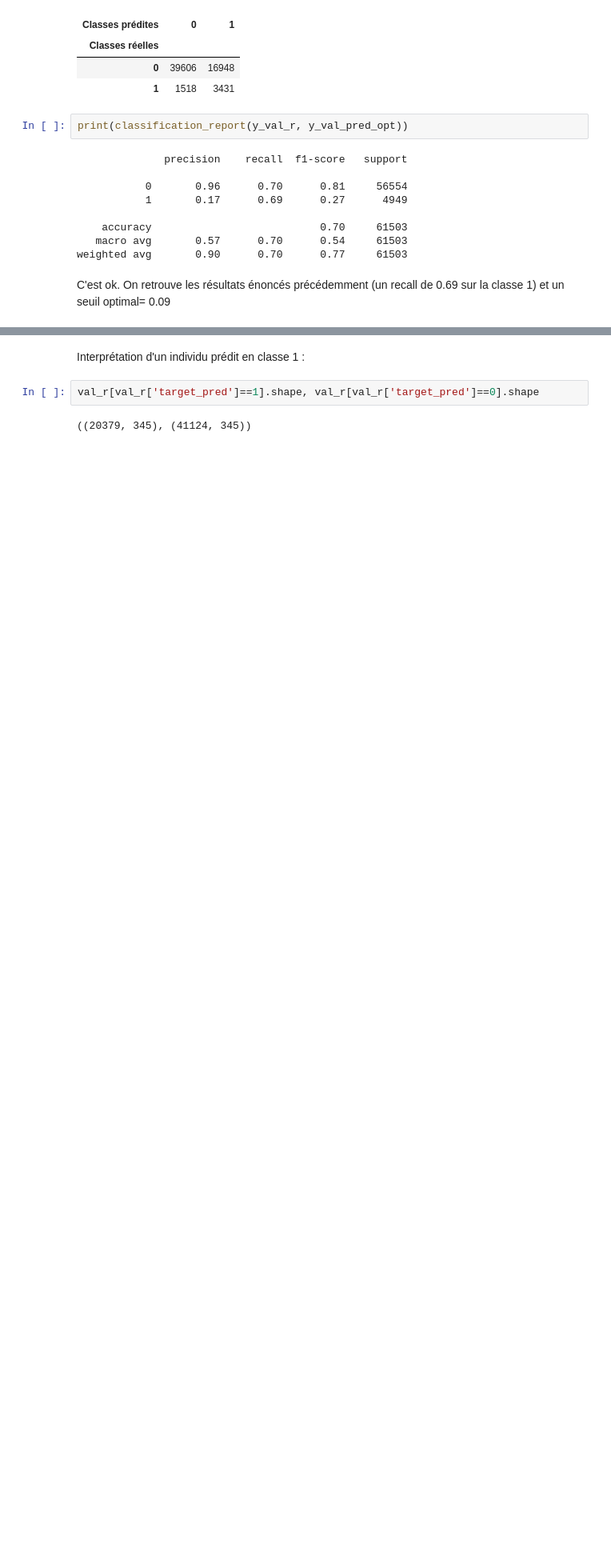
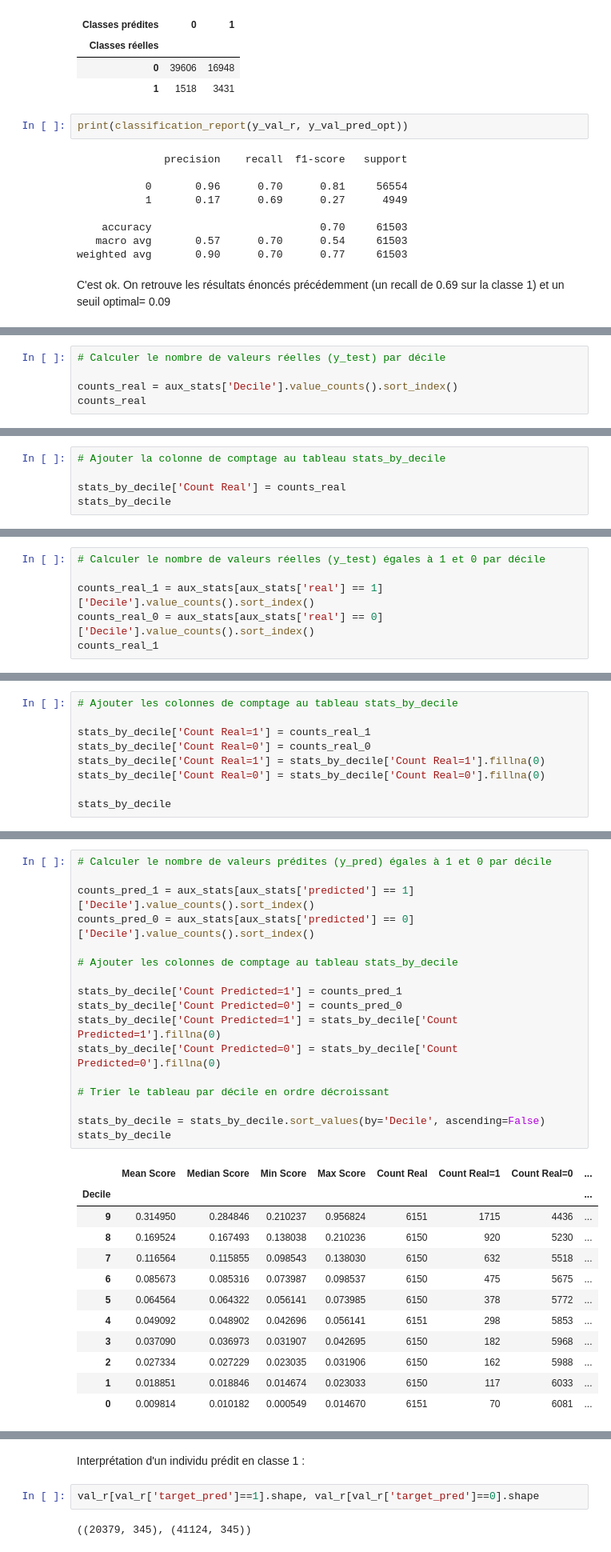
Before and after one commit to Dabele44/credit_scoring_pret_a_depenser, a Jupyter notebook: 05_Nouvelle_modelisation_sans_drift.ipynb, the cells around one changed output, grey strips where cells are left out. Shown at 80% size. Drawn from its saved outputs; the diff is of its cells as text; blank space fills up the shorter version.

```diff
--- a/05_Nouvelle_modelisation_sans_drift.ipynb
+++ b/05_Nouvelle_modelisation_sans_drift.ipynb
@@ -949,0 +1038,5 @@ C'est ok. On retrouve les résultats énoncés précédemment (un recall de 0.69
+# %%
+# Calculer le nombre de valeurs réelles (y_test) par décile
+
+counts_real = aux_stats['Decile'].value_counts().sort_index()
+counts_real
@@ -949,0 +1056,5 @@ C'est ok. On retrouve les résultats énoncés précédemment (un recall de 0.69
+# %%
+# Ajouter la colonne de comptage au tableau stats_by_decile
+
+stats_by_decile['Count Real'] = counts_real
+stats_by_decile
@@ -949,0 +1074,6 @@ C'est ok. On retrouve les résultats énoncés précédemment (un recall de 0.69
+# %%
+# Calculer le nombre de valeurs réelles (y_test) égales à 1 et 0 par décile
+
+counts_real_1 = aux_stats[aux_stats['real'] == 1]['Decile'].value_counts().sort_index()
+counts_real_0 = aux_stats[aux_stats['real'] == 0]['Decile'].value_counts().sort_index()
+counts_real_1
@@ -949,0 +1093,9 @@ C'est ok. On retrouve les résultats énoncés précédemment (un recall de 0.69
+# %%
+# Ajouter les colonnes de comptage au tableau stats_by_decile
+
+stats_by_decile['Count Real=1'] = counts_real_1
+stats_by_decile['Count Real=0'] = counts_real_0
+stats_by_decile['Count Real=1'] = stats_by_decile['Count Real=1'].fillna(0)
+stats_by_decile['Count Real=0'] = stats_by_decile['Count Real=0'].fillna(0)
+
+stats_by_decile
@@ -949,0 +1115,30 @@ C'est ok. On retrouve les résultats énoncés précédemment (un recall de 0.69
+# %%
+# Calculer le nombre de valeurs prédites (y_pred) égales à 1 et 0 par décile
+
+counts_pred_1 = aux_stats[aux_stats['predicted'] == 1]['Decile'].value_counts().sort_index()
+counts_pred_0 = aux_stats[aux_stats['predicted'] == 0]['Decile'].value_counts().sort_index()
+
+# Ajouter les colonnes de comptage au tableau stats_by_decile
+
+stats_by_decile['Count Predicted=1'] = counts_pred_1
+stats_by_decile['Count Predicted=0'] = counts_pred_0
+stats_by_decile['Count Predicted=1'] = stats_by_decile['Count Predicted=1'].fillna(0)
+stats_by_decile['Count Predicted=0'] = stats_by_decile['Count Predicted=0'].fillna(0)
+
+# Trier le tableau par décile en ordre décroissant
+
+stats_by_decile = stats_by_decile.sort_values(by='Decile', ascending=False)
+stats_by_decile
+# %% [output]
+|  | Mean Score | Median Score | Min Score | Max Score | Count Real | Count Real=1 | Count Real=0 | ... |
+| Decile |  |  |  |  |  |  |  | ... |
+| 9 | 0.314950 | 0.284846 | 0.210237 | 0.956824 | 6151 | 1715 | 4436 | ... |
+| 8 | 0.169524 | 0.167493 | 0.138038 | 0.210236 | 6150 | 920 | 5230 | ... |
+| 7 | 0.116564 | 0.115855 | 0.098543 | 0.138030 | 6150 | 632 | 5518 | ... |
+| 6 | 0.085673 | 0.085316 | 0.073987 | 0.098537 | 6150 | 475 | 5675 | ... |
+| 5 | 0.064564 | 0.064322 | 0.056141 | 0.073985 | 6150 | 378 | 5772 | ... |
+| 4 | 0.049092 | 0.048902 | 0.042696 | 0.056141 | 6151 | 298 | 5853 | ... |
+| 3 | 0.037090 | 0.036973 | 0.031907 | 0.042695 | 6150 | 182 | 5968 | ... |
+| 2 | 0.027334 | 0.027229 | 0.023035 | 0.031906 | 6150 | 162 | 5988 | ... |
+| 1 | 0.018851 | 0.018846 | 0.014674 | 0.023033 | 6150 | 117 | 6033 | ... |
+| 0 | 0.009814 | 0.010182 | 0.000549 | 0.014670 | 6151 | 70 | 6081 | ... |
```
Also changed, not shown: parts of 30 cells of this notebook.
